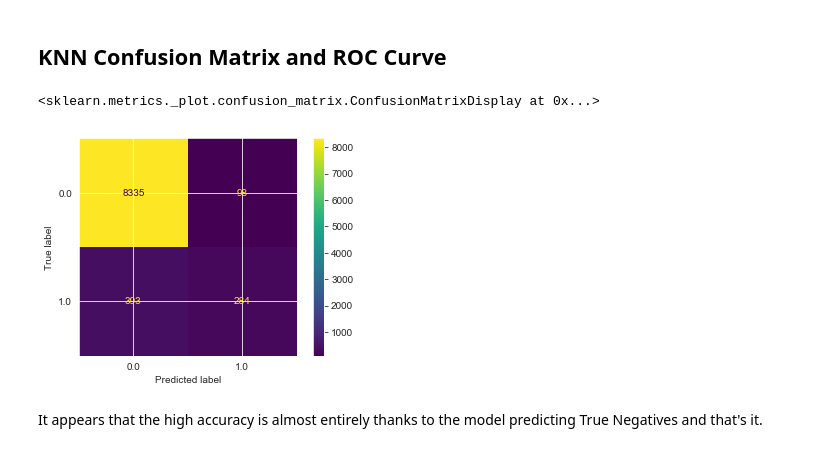
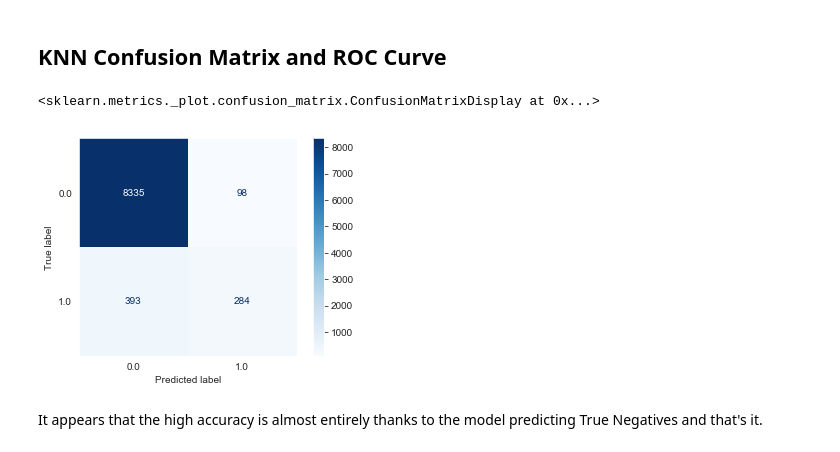
Before and after one commit to bmauss/LogReg_Analysis_of_Terry_Stops, a Jupyter notebook: 3. Modeling.ipynb, the cells around one changed output. Saved outputs shown, nothing was run; the diff lists cells and outputs as text; code cells hidden in the pictures.

```diff
--- a/3. Modeling.ipynb
+++ b/3. Modeling.ipynb
@@ -688,11 +706,12 @@ F1 Score: 0.5363550519357884
 KNN doesn't seem to be a good fit for this data, but let's see what's happening.  High accuracy, but there is a bit of a gap between precision and recall, pointing toward overfitting. Let's look at the the ROC curve and the Confusion Matrix.
 # %% [markdown]
 ## KNN Confusion Matrix and ROC Curve
-# %%
-plot_confusion_matrix(scaled_pipeline_knn, X_test, y_test)
-# %% [output]
-<sklearn.metrics._plot.confusion_matrix.ConfusionMatrixDisplay at 0x...>
-[figure, removed]
+# %%
+sns.set_style('dark')
+plot_confusion_matrix(scaled_pipeline_knn, X_test, y_test, cmap=plt.cm.Blues)
+# %% [output]
+<sklearn.metrics._plot.confusion_matrix.ConfusionMatrixDisplay at 0x...>
+[figure, added]
 # %% [markdown]
 It appears that the high accuracy is almost entirely thanks to the model predicting True Negatives and that's it.
 # %%
```
Also changed, not shown: parts of 38 cells of this notebook, 12 other files.
